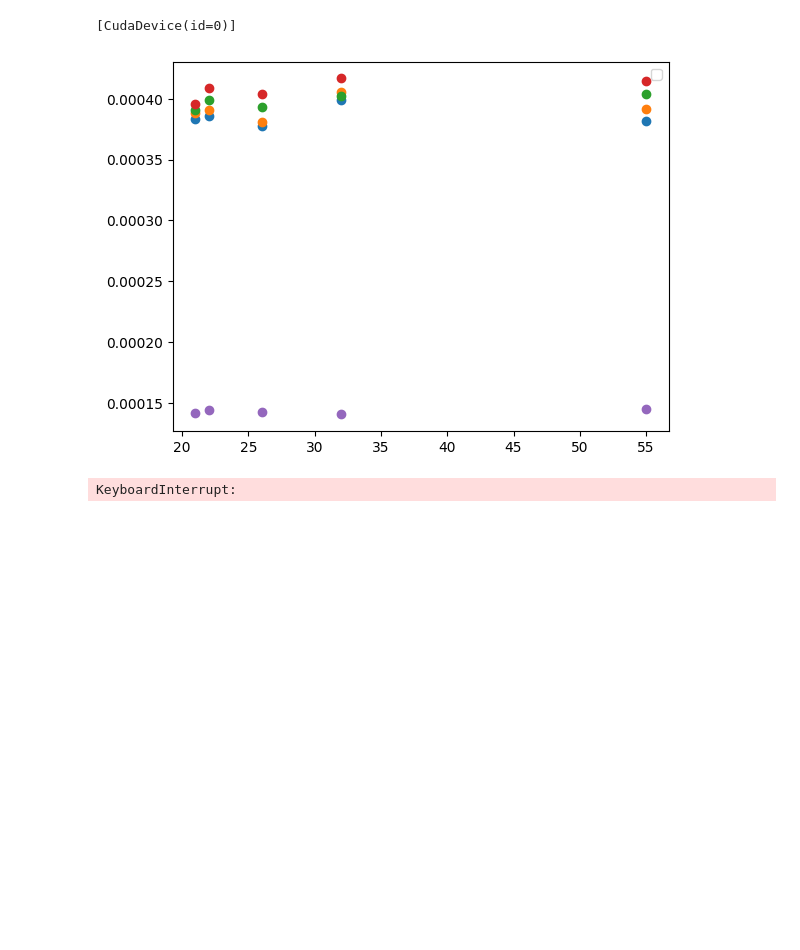
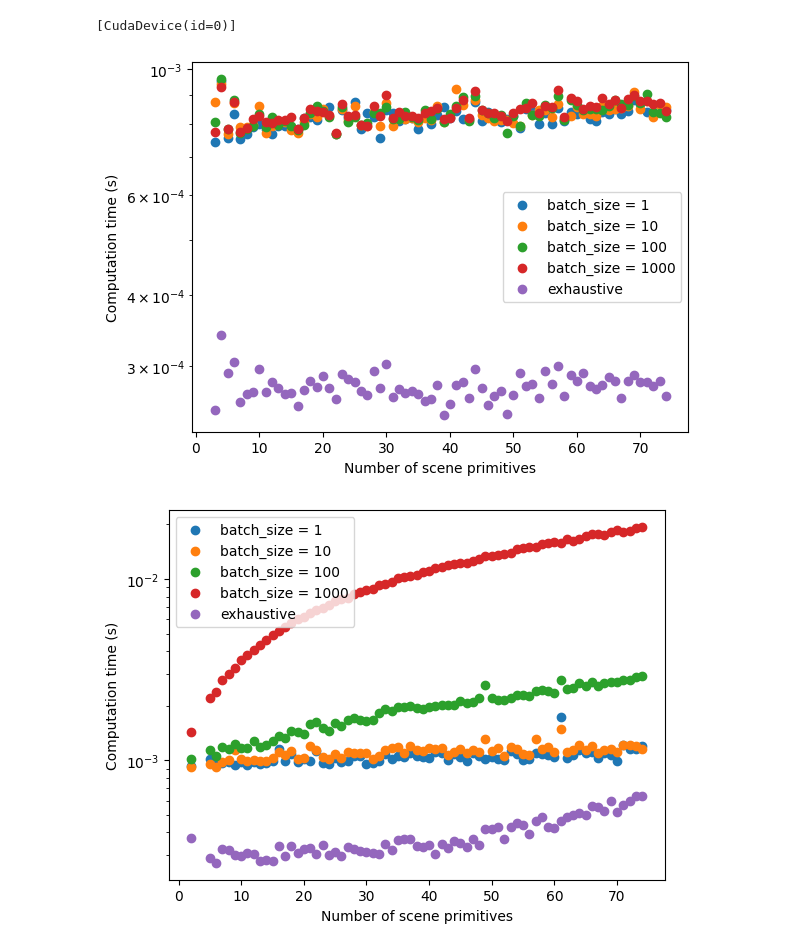
Before and after one commit to jeertmans/sampling-paths, a Jupyter notebook: benchmark.ipynb, the cells around one changed output. Cells and saved outputs as stored; diff of their text form; code cells hidden in the pictures; blank space fills up the shorter version.

Commit message:
wip benchmarks

```diff
--- a/benchmark.ipynb
+++ b/benchmark.ipynb
@@ -64,32 +65,42 @@ for order, order_key in enumerate(tqdm(jr.split(key, 3)), start=1):
             key=scene_key,
         )
         # We drop masked objects to reduce the size of the exhaustive search, for a fair comparison
         scene = eqx.tree_at(lambda s: s.mesh, scene, scene.mesh.masked())
         n = scene.mesh.num_primitives
         for batch_size in [1, 10, 100, 1000]:
             # Bench our model (reusing random keys is not a problem here)
             bench_fun(model, scene, batch_size=batch_size, key=jr.key(0))
             %timeit -q -v t bench_fun(model, scene, batch_size=batch_size, key=jr.key(1)).block_until_ready()
             stats[batch_size][n].append(t.average)
 
         # Bench exhaustive method
         bench_fun(model, scene, batch_size=batch_size, key=None)
         %timeit -q -v t bench_fun(model, scene, batch_size=batch_size, key=None).block_until_ready()
         stats[None][n].append(t.average)
 
+    results = {}
     plt.figure()
     for batch_size in stats:
         ns = []
         ts = []
         for n in stats[batch_size]:
             ns.append(n)
             ts.append(statistics.mean(stats[batch_size][n]))
 
+        results[batch_size] = (ns, ts)
+
         label = f"{batch_size = }" if batch_size is not None else "exhaustive"
         plt.scatter(ns, ts, label=label)
+
+    with open(f"benchmarks_{order}.json", "w") as f:
+        json.dump(results, f)
+
     plt.legend()
+    plt.yscale("log")
+    plt.xlabel("Number of scene primitives")
+    plt.ylabel("Computation time (s)")
     plt.savefig(f"benchmarks_{order}.pdf")
     plt.show()
 # %% [output]
-[figure, old version]
+[figure, new version]
-KeyboardInterrupt:
+[figure, added]
```
Also changed, not shown: parts of 3 cells of this notebook.
